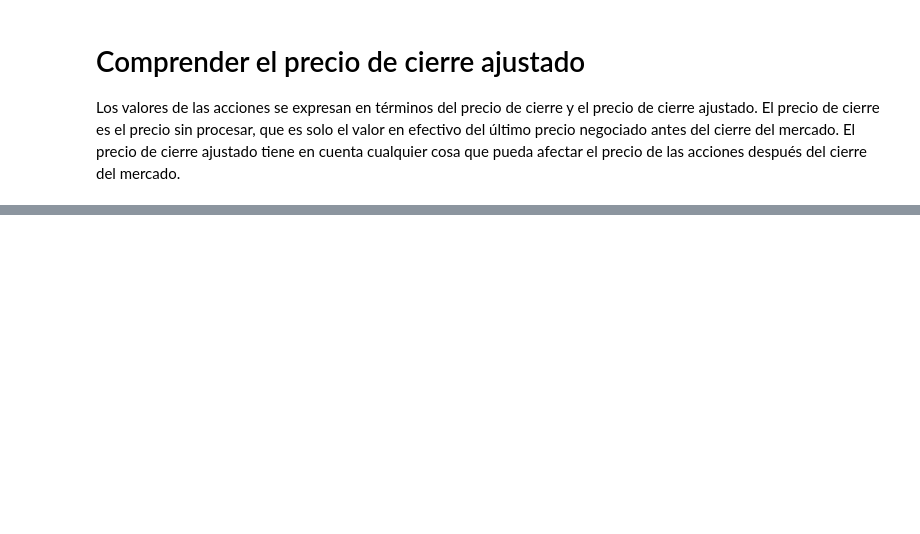
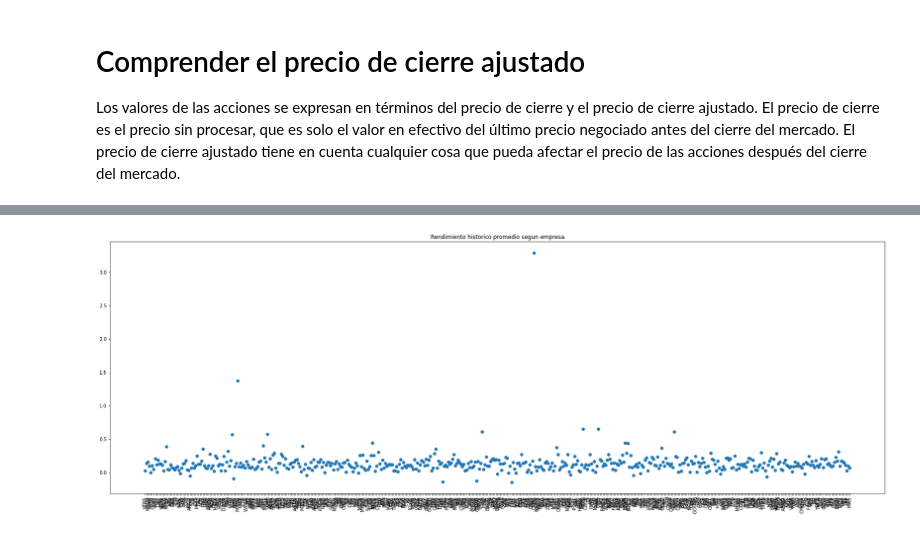
Before and after one commit to lugeminai/DS-PI-ProyectoIndividual, a Jupyter notebook: ds_pi_financiero/analisisf_financiero.ipynb, the cells around one changed output, grey strips where cells are left out. Drawn from its saved outputs; the diff is of its cells as text; code cells hidden in the pictures; blank space fills up the shorter version.

```diff
--- a/ds_pi_financiero/analisisf_financiero.ipynb
+++ b/ds_pi_financiero/analisisf_financiero.ipynb
@@ -664,0 +649,8 @@ df_empresas_recomendadas
+# %%
+plt.figure(figsize=(30,10))
+plt.plot(mean_returns,linestyle='None',marker='o')
+plt.xticks(rotation=90)
+plt.title('Rendimiento historico promedio segun empresa')
+plt.show()
+# %% [output]
+[figure, added]
```
Also changed, not shown: parts of 32 cells of this notebook.
